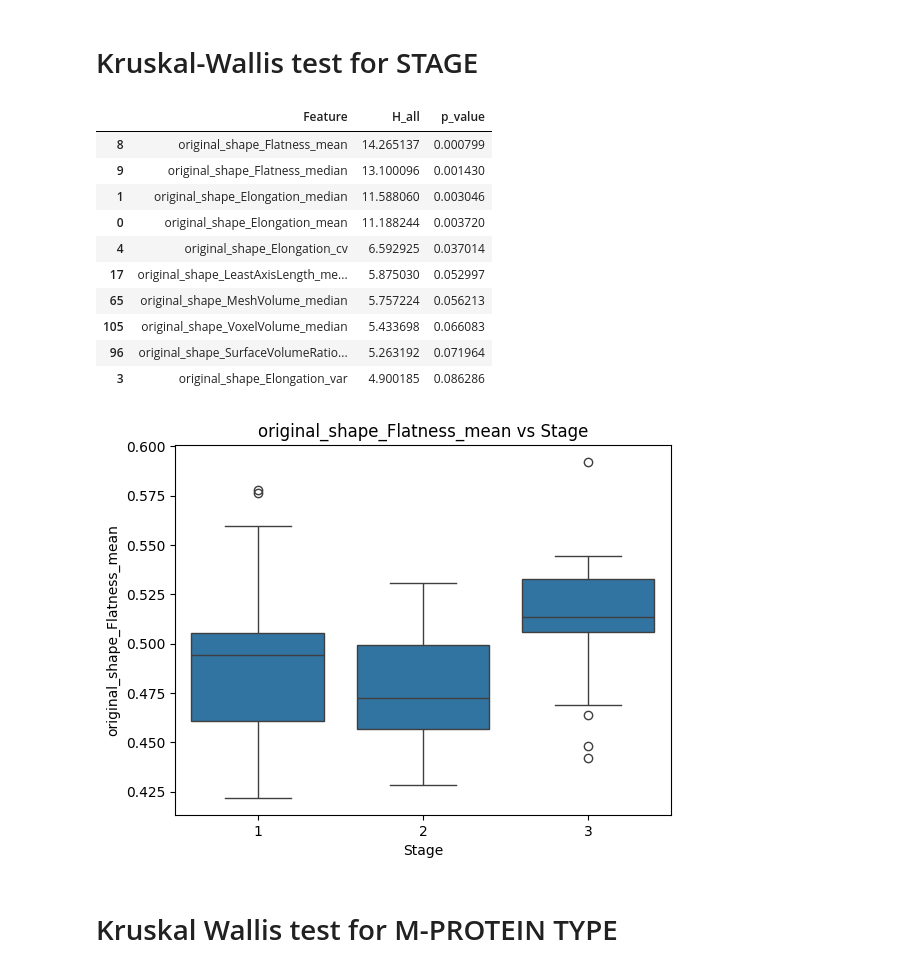
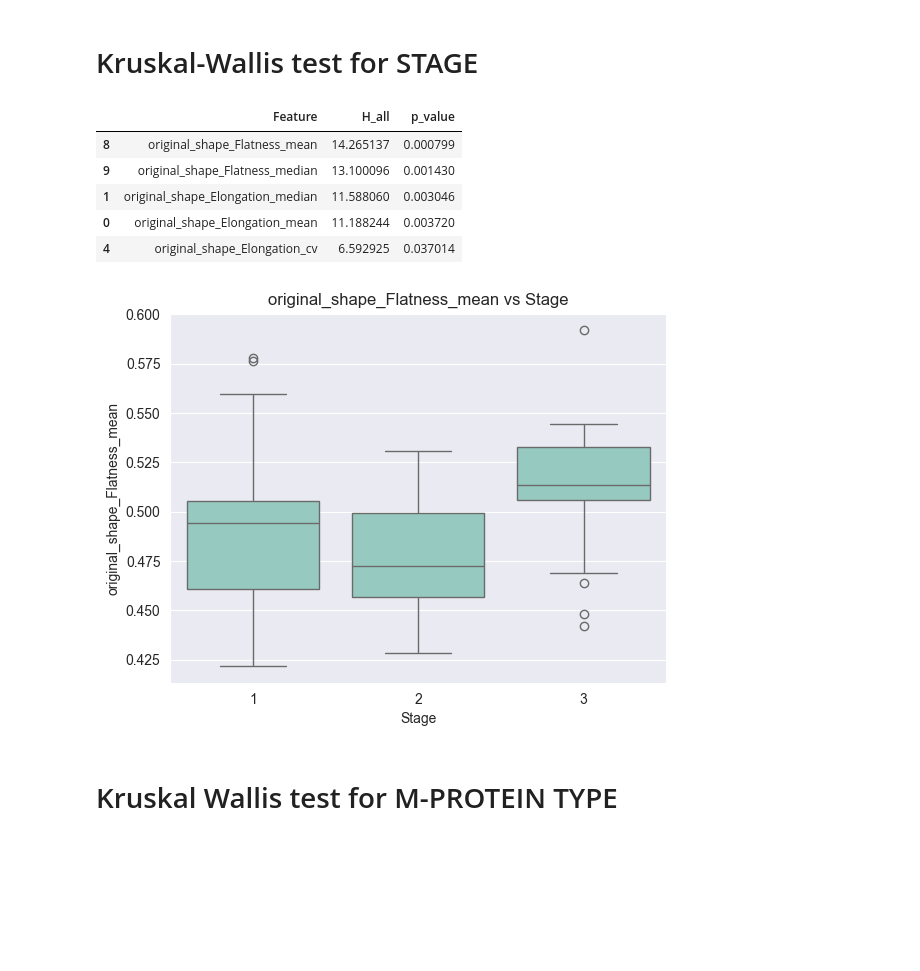
Before and after one commit to lukas1110/Analysis-of-multiple-myelomas-from-dual-CT, a Jupyter notebook: lesions_level/shape_features_analysis.ipynb, the cells around one changed output. Saved outputs shown, nothing was run; the diff lists cells and outputs as text; code cells hidden in the pictures; blank space fills up the shorter version.

```diff
--- a/lesions_level/shape_features_analysis.ipynb
+++ b/lesions_level/shape_features_analysis.ipynb
@@ -43,11 +43,11 @@ df_final = pd.DataFrame(all_patients)
 # %%
 # KRUSKAL-WALLIS TEST BETWEEN STAGE GROUPS AND SHAPE STATISTIC FEATURES
 pd.set_option('future.no_silent_downcasting', True)
-clinical_df = pd.read_csv(r"D:\Clinical_data\Table_clinical_data.csv", encoding="cp1252")
+clinical_df = pd.read_csv(r"E:\Clinical_data\Table_clinical_data.csv", encoding="cp1252")
 clinical_df['Stage'] = clinical_df['ISS classification'].replace({'Stage 1': 1, 'Stage 2': 2, 'Stage 3': 3})
 
 numeric_features = df_final.select_dtypes(include=['number']).columns
-data = pd.merge(df_final, clinical_df[['Patient ID', 'Stage']], left_on='patient_id', right_on='Patient ID', how='inner')
+data = pd.merge(df_final, clinical_df[['Patient ID', 'Stage']], left_on='patient_id', right_on='Patient ID')
 
 results = []
 for feature in numeric_features:
@@ -65,7 +65,7 @@ for feature in numeric_features:
         "p_value": p_value,
     })
 results_df = pd.DataFrame(results).sort_values(by='p_value')
-results_df.head(10)
+results_df.head()
 # %% [output]
 |  | Feature | H_all | p_value |
 | 8 | original_shape_Flatness_mean | 14.265137 | 0.000799 |
@@ -73,21 +73,17 @@ results_df.head(10)
 | 1 | original_shape_Elongation_median | 11.588060 | 0.003046 |
 | 0 | original_shape_Elongation_mean | 11.188244 | 0.003720 |
 | 4 | original_shape_Elongation_cv | 6.592925 | 0.037014 |
-| 17 | original_shape_LeastAxisLength_me... | 5.875030 | 0.052997 |
-| 65 | original_shape_MeshVolume_median | 5.757224 | 0.056213 |
-| 105 | original_shape_VoxelVolume_median | 5.433698 | 0.066083 |
-| 96 | original_shape_SurfaceVolumeRatio... | 5.263192 | 0.071964 |
-| 3 | original_shape_Elongation_var | 4.900185 | 0.086286 |
 # %%
 img_feature = "original_shape_Flatness_mean"
 
+sns.set_style("darkgrid")
 sns.boxplot(x='Stage', y=img_feature, data=data)
 plt.xlabel('Stage')
 plt.ylabel(img_feature)
 plt.title(f'{img_feature} vs Stage', fontsize=12)
 plt.show()
 # %% [output]
-[figure, old version]
+[figure, new version]
 # %% [markdown]
 # Kruskal Wallis test for M-PROTEIN TYPE
 # %%
```
Also changed, not shown: parts of 23 cells of this notebook, 2 other files.
